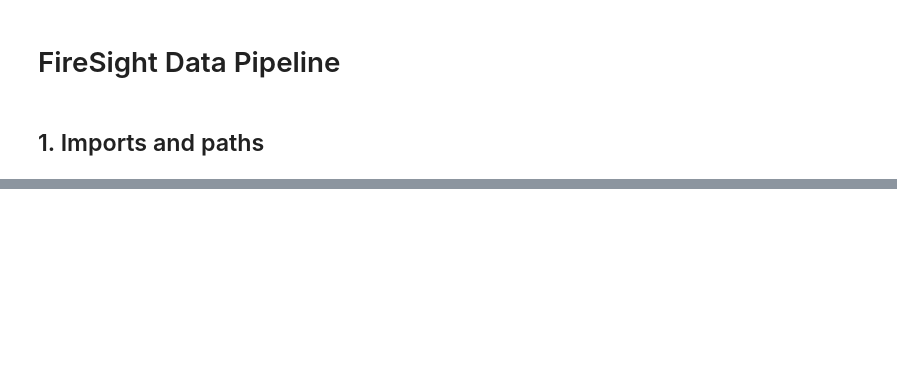
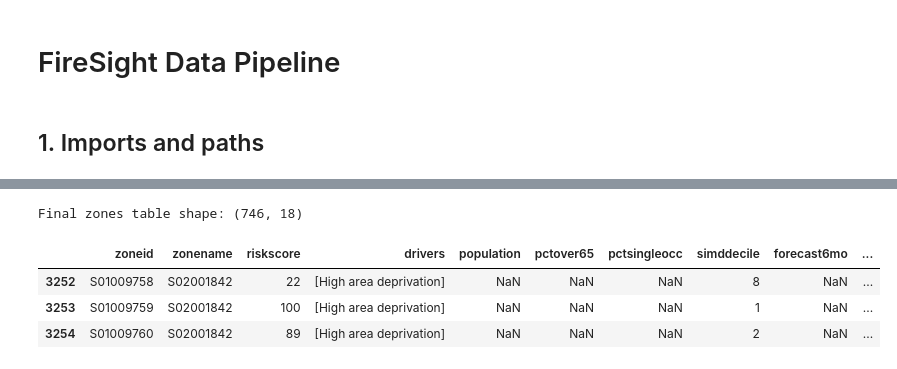
Before and after one commit to iluha2vuha/firesight, a Jupyter notebook: data-pipeline/notebook.ipynb, the cells around one changed output, grey strips where cells are left out. Saved outputs shown, nothing was run; the diff lists cells and outputs as text; code cells hidden in the pictures; blank space fills up the shorter version.

```diff
--- a/data-pipeline/notebook.ipynb
+++ b/data-pipeline/notebook.ipynb
@@ -285,0 +591,17 @@ print(f"Saved {len(zones)} zones to {out_path.resolve()}")
+# %%
+# Compute Glasgow-wide pooled slope (median across zones with sufficient data)
+if pivot is not None:
+    zone_slopes = []
+    for _, row in pivot.iterrows():
+        c = row.values.astype(float)
+        if len(c) >= 4:
+            x = np.arange(len(c), dtype=float)
+            w = np.exp(np.linspace(0, 1, len(c)))
+            s, _ = np.polyfit(x, c, 1, w=w)
+            zone_slopes.append(s)
+    POOLED_SLOPE = float(np.median(zone_slopes)) if zone_slopes else 0.0
+    print(f"Pooled slope (Glasgow median): {POOLED_SLOPE:.4f} incidents / period")
+    print(f"  Based on {len(zone_slopes)} zones with ≥4 periods")
+else:
+    POOLED_SLOPE = 0.0
+    print("No pivot data — pooled slope = 0 (no incidents loaded)")
@@ -285,0 +658,45 @@ print(f"Saved {len(zones)} zones to {out_path.resolve()}")
+# %%
+# Start from features (includes riskscore, drivers, all feature columns)
+zones = features[[
+    "zoneid", "zonename", "simddecile",
+    "riskscore", "drivers",
+    "population", "pctover65", "pctsingleocc",
+    "n_score_components"
+]].copy()
+
+# Join forecasts
+if forecasts_df is not None:
+    zones = zones.merge(forecasts_df, on="zoneid", how="left")
+else:
+    zones["forecast6mo"]          = np.nan
+    zones["forecastlower"]        = np.nan
+    zones["forecastupper"]        = np.nan
+    zones["forecast12mo"]         = np.nan
+    zones["forecast18mo"]         = np.nan
+    zones["trendpct"]             = np.nan
+    zones["seasonalitywinterpct"] = np.nan
+    zones["data_quality"]         = "insufficient"
+
+# Risk rank (1 = highest risk in Glasgow)
+zones["riskrank"] = zones["riskscore"].rank(ascending=False, method="min").astype("Int64")
+
+# Enforce frontend schema column order (internal columns appended at end)
+SCHEMA_COLS = [
+    "zoneid", "zonename", "riskscore", "drivers",
+    "population", "pctover65", "pctsingleocc", "simddecile",
+    "forecast6mo", "forecastlower", "forecastupper",
+    "forecast12mo", "forecast18mo",
+    "trendpct", "seasonalitywinterpct",
+    # internal
+    "riskrank", "n_score_components", "data_quality"
+]
+zones = zones[SCHEMA_COLS]
+
+print("Final zones table shape:", zones.shape)
+zones.head(3)
+# %% [output]
+Final zones table shape: (746, 18)
+|  | zoneid | zonename | riskscore | drivers | population | pctover65 | pctsingleocc | simddecile | forecast6mo | ... |
+| 3252 | S01009758 | S02001842 | 22 | [High area deprivation] | NaN | NaN | NaN | 8 | NaN | ... |
+| 3253 | S01009759 | S02001842 | 100 | [High area deprivation] | NaN | NaN | NaN | 1 | NaN | ... |
+| 3254 | S01009760 | S02001842 | 89 | [High area deprivation] | NaN | NaN | NaN | 2 | NaN | ... |
```
Also changed, not shown: parts of 49 cells of this notebook, 5 other files.
